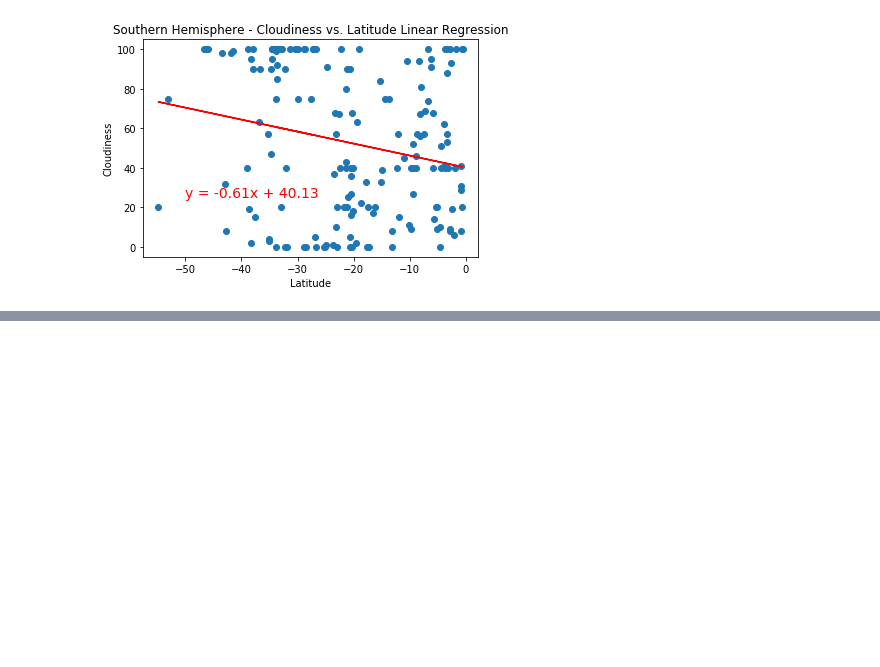
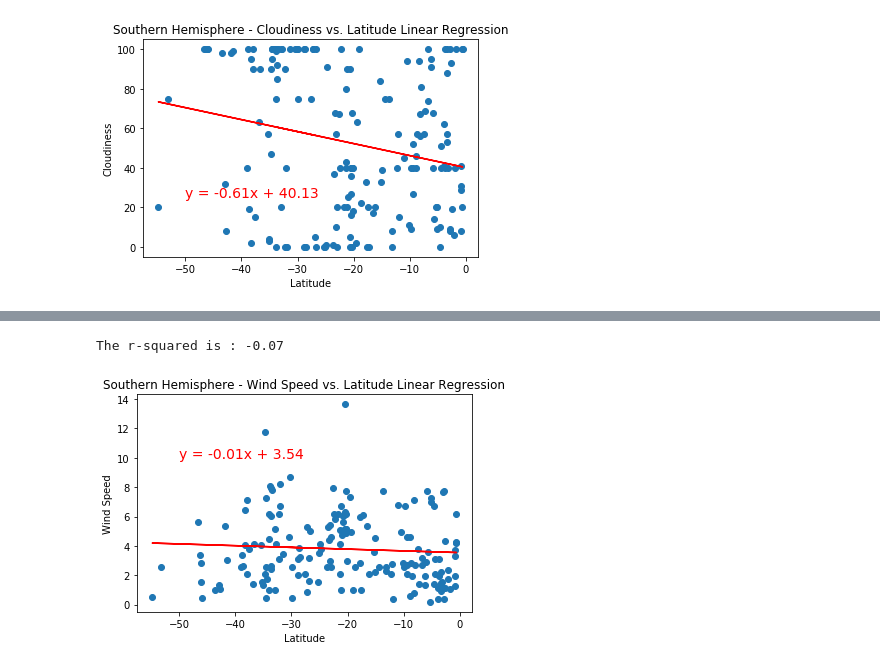
Before and after one commit to joelox87/python-api-challenge, a Jupyter notebook: WeatherPy/WeatherPy.ipynb, the cells around one changed output, grey strips where cells are left out. Saved outputs shown, nothing was run; the diff lists cells and outputs as text; code cells hidden in the pictures; blank space fills up the shorter version.

```diff
--- a/WeatherPy/WeatherPy.ipynb
+++ b/WeatherPy/WeatherPy.ipynb
@@ -303,0 +318,14 @@ The r-squared is : -0.22
+# %%
+# Southern Hemisphere - Wind Speed (%) vs. Latitude Linear Regression
+equation = linear_agression(south_hem["Lat"], south_hem["Wind Speed"])
+
+annotate(equation, -50, 10)
+plt.title("Southern Hemisphere - Wind Speed vs. Latitude Linear Regression")
+plt.xlabel("Latitude")
+plt.ylabel("Wind Speed")
+
+# Save plot as png
+plt.savefig("Images/Southern Hemisphere - Wind Speed vs. Latitude Linear Regression.png")
+# %% [output]
+The r-squared is : -0.07
+[figure, added]
```
Also changed, not shown: parts of 2 cells of this notebook, 2 other files.
